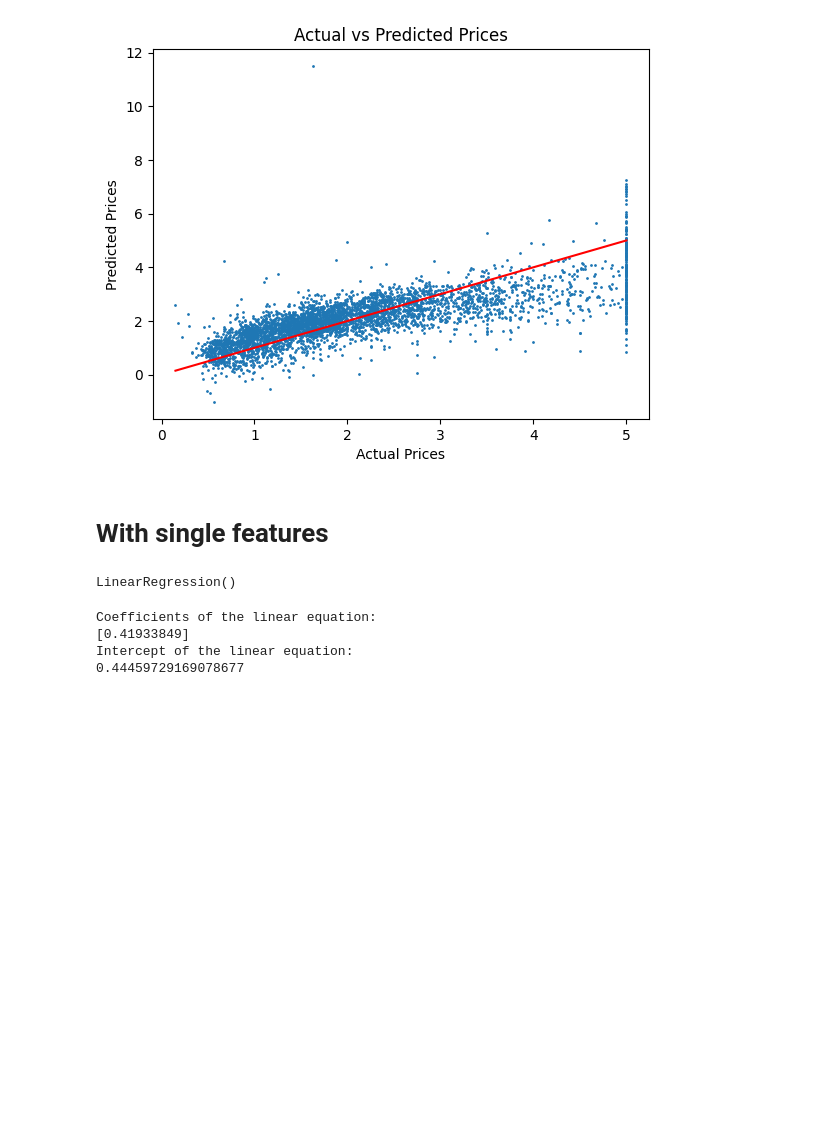
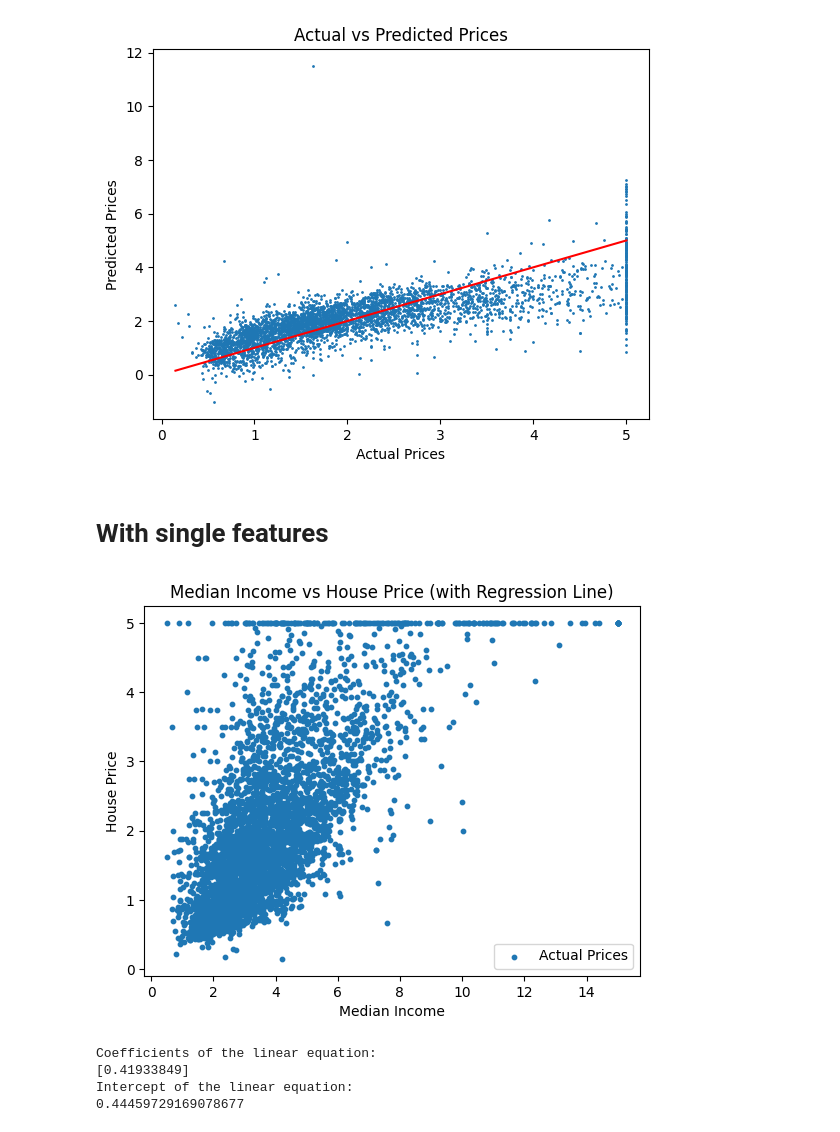
Before and after one commit to tonahdztoro/AL, a Jupyter notebook: notebooks/regression.ipynb, the cells around one changed output. Cells and saved outputs as stored; diff of their text form; code cells hidden in the pictures; blank space fills up the shorter version.

```diff
--- a/notebooks/regression.ipynb
+++ b/notebooks/regression.ipynb
@@ -89,10 +91,18 @@ plt.show()
 # Select one feature for visualization (e.g., 'MedInc')
 X_train_medinc = X_train[['MedInc']]  # Select only 'MedInc' column
 X_test_medinc = X_test[['MedInc']]
-
-# Fit the model using only 'MedInc' to demonstrate
-lr_model_medinc = LinearRegression()
-lr_model_medinc.fit(X_train_medinc, y_train)
-# %% [output]
-LinearRegression()
+# %%
+# Plotting actual data points for 'MedInc' vs 'Price'
+plt.scatter(X_test_medinc, y_test, s=10, label="Actual Prices")
+
+# Label the plot
+plt.xlabel('Median Income')
+plt.ylabel('House Price')
+plt.title('Median Income vs House Price (with Regression Line)')
+plt.legend()
+
+# Show the plot
+plt.show()
+# %% [output]
+[figure, added]
 # %%
```
Also changed, not shown: parts of 4 cells of this notebook, 2 other files.
